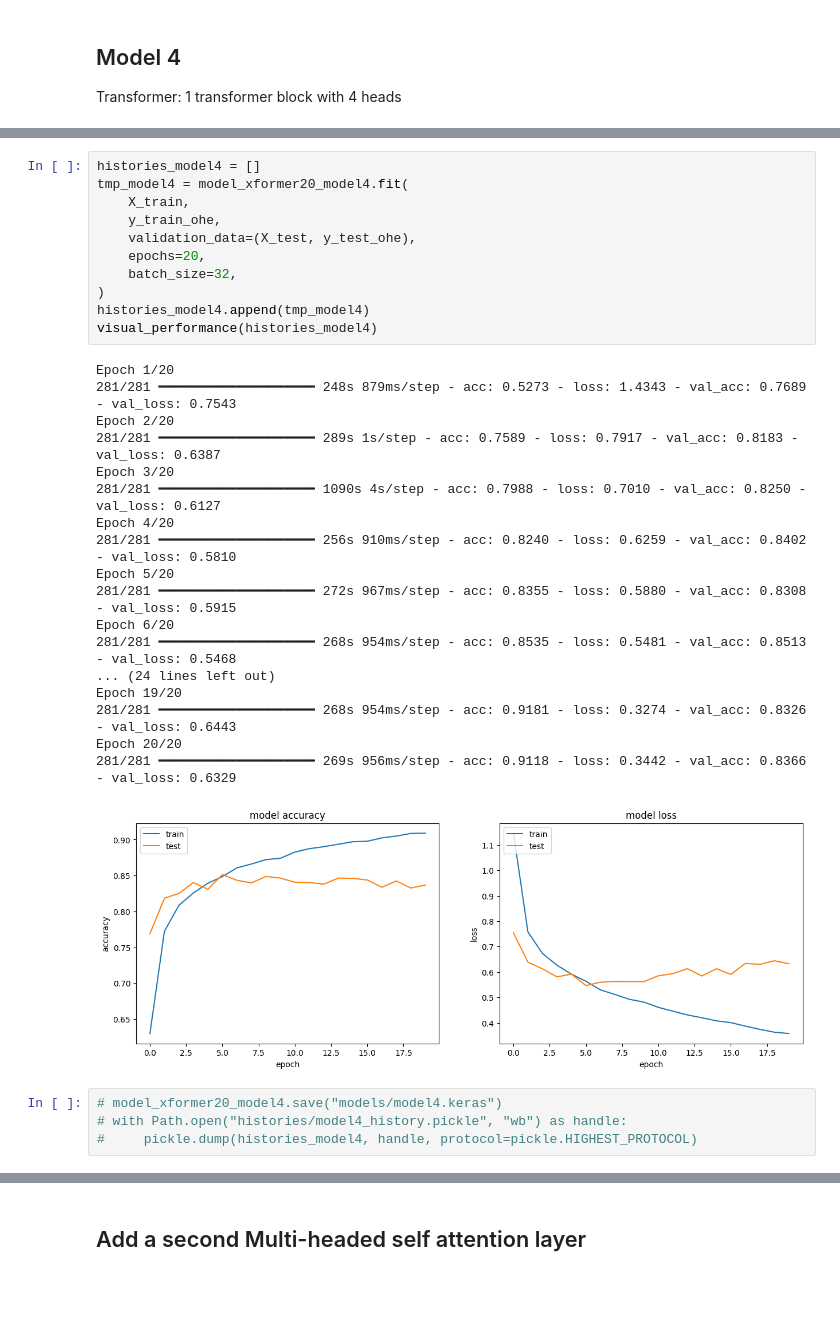
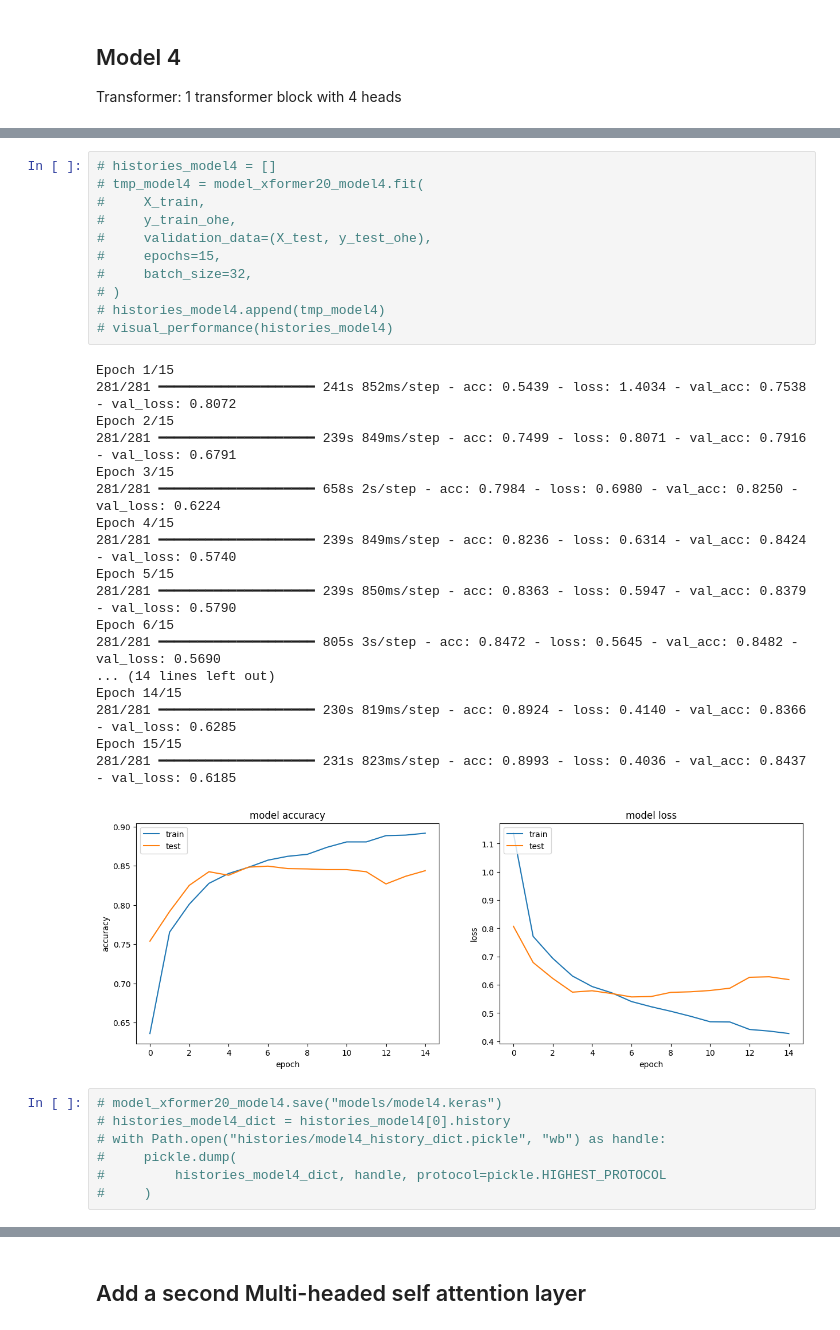
Before and after one commit to colew658/sequential_txt_clf, a Jupyter notebook: txt_clf.ipynb, the cells around one changed output, grey strips where cells are left out. Drawn from its saved outputs; the diff is of its cells as text; blank space fills up the shorter version.

```diff
--- a/txt_clf.ipynb
+++ b/txt_clf.ipynb
@@ -753,36 +768,39 @@ Model: "functional_9"
  Non-trainable params: 1,548,950 (5.91 MB)
 None
 # %%
-histories_model4 = []
-tmp_model4 = model_xformer20_model4.fit(
-    X_train,
-    y_train_ohe,
-    validation_data=(X_test, y_test_ohe),
-    epochs=20,
-    batch_size=32,
-)
-histories_model4.append(tmp_model4)
-visual_performance(histories_model4)
+# histories_model4 = []
+# tmp_model4 = model_xformer20_model4.fit(
+#     X_train,
+#     y_train_ohe,
+#     validation_data=(X_test, y_test_ohe),
+#     epochs=15,
+#     batch_size=32,
+# )
+# histories_model4.append(tmp_model4)
+# visual_performance(histories_model4)
 # %% [output]
-Epoch 1/20
-281/281 ━━━━━━━━━━━━━━━━━━━━ 248s 879ms/step - acc: 0.5273 - loss: 1.4343 - val_acc: 0.7689 - val_loss: 0.7543
-Epoch 2/20
-281/281 ━━━━━━━━━━━━━━━━━━━━ 289s 1s/step - acc: 0.7589 - loss: 0.7917 - val_acc: 0.8183 - val_loss: 0.6387
-Epoch 3/20
-281/281 ━━━━━━━━━━━━━━━━━━━━ 1090s 4s/step - acc: 0.7988 - loss: 0.7010 - val_acc: 0.8250 - val_loss: 0.6127
-Epoch 4/20
-281/281 ━━━━━━━━━━━━━━━━━━━━ 256s 910ms/step - acc: 0.8240 - loss: 0.6259 - val_acc: 0.8402 - val_loss: 0.5810
-Epoch 5/20
-281/281 ━━━━━━━━━━━━━━━━━━━━ 272s 967ms/step - acc: 0.8355 - loss: 0.5880 - val_acc: 0.8308 - val_loss: 0.5915
-Epoch 6/20
-281/281 ━━━━━━━━━━━━━━━━━━━━ 268s 954ms/step - acc: 0.8535 - loss: 0.5481 - val_acc: 0.8513 - val_loss: 0.5468
-... (24 lines left out)
-Epoch 19/20
-281/281 ━━━━━━━━━━━━━━━━━━━━ 268s 954ms/step - acc: 0.9181 - loss: 0.3274 - val_acc: 0.8326 - val_loss: 0.6443
-Epoch 20/20
-281/281 ━━━━━━━━━━━━━━━━━━━━ 269s 956ms/step - acc: 0.9118 - loss: 0.3442 - val_acc: 0.8366 - val_loss: 0.6329
+Epoch 1/15
+281/281 ━━━━━━━━━━━━━━━━━━━━ 241s 852ms/step - acc: 0.5439 - loss: 1.4034 - val_acc: 0.7538 - val_loss: 0.8072
+Epoch 2/15
+281/281 ━━━━━━━━━━━━━━━━━━━━ 239s 849ms/step - acc: 0.7499 - loss: 0.8071 - val_acc: 0.7916 - val_loss: 0.6791
+Epoch 3/15
+281/281 ━━━━━━━━━━━━━━━━━━━━ 658s 2s/step - acc: 0.7984 - loss: 0.6980 - val_acc: 0.8250 - val_loss: 0.6224
+Epoch 4/15
+281/281 ━━━━━━━━━━━━━━━━━━━━ 239s 849ms/step - acc: 0.8236 - loss: 0.6314 - val_acc: 0.8424 - val_loss: 0.5740
+Epoch 5/15
+281/281 ━━━━━━━━━━━━━━━━━━━━ 239s 850ms/step - acc: 0.8363 - loss: 0.5947 - val_acc: 0.8379 - val_loss: 0.5790
+Epoch 6/15
+281/281 ━━━━━━━━━━━━━━━━━━━━ 805s 3s/step - acc: 0.8472 - loss: 0.5645 - val_acc: 0.8482 - val_loss: 0.5690
+... (14 lines left out)
+Epoch 14/15
+281/281 ━━━━━━━━━━━━━━━━━━━━ 230s 819ms/step - acc: 0.8924 - loss: 0.4140 - val_acc: 0.8366 - val_loss: 0.6285
+Epoch 15/15
+281/281 ━━━━━━━━━━━━━━━━━━━━ 231s 823ms/step - acc: 0.8993 - loss: 0.4036 - val_acc: 0.8437 - val_loss: 0.6185
-[figure, old version]
+[figure, new version]
 # %%
 # model_xformer20_model4.save("models/model4.keras")
-# with Path.open("histories/model4_history.pickle", "wb") as handle:
-#     pickle.dump(histories_model4, handle, protocol=pickle.HIGHEST_PROTOCOL)
+# histories_model4_dict = histories_model4[0].history
+# with Path.open("histories/model4_history_dict.pickle", "wb") as handle:
+#     pickle.dump(
+#         histories_model4_dict, handle, protocol=pickle.HIGHEST_PROTOCOL
+#     )
```
Also changed, not shown: parts of 30 cells of this notebook, 7 other files.
